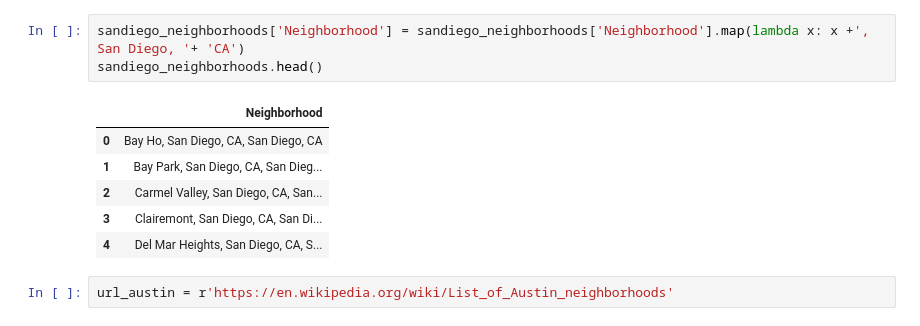
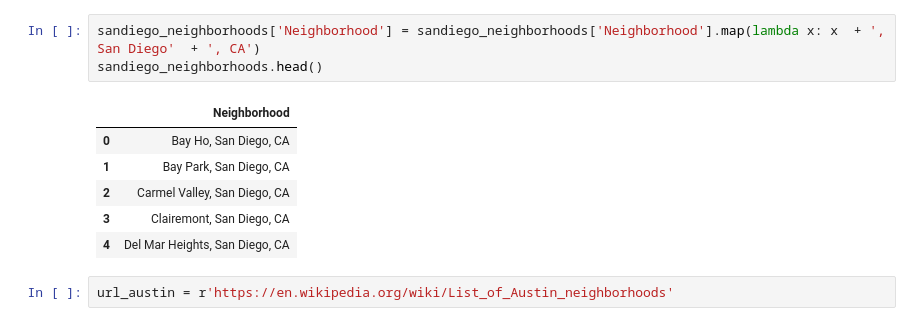
Before and after one commit to gtm1235/IBM_DS_Capstone, a Jupyter notebook: moving_challenge.ipynb, the cells around one changed output. Drawn from its saved outputs; the diff is of its cells as text.

```diff
--- a/moving_challenge.ipynb
+++ b/moving_challenge.ipynb
@@ -45,15 +46,15 @@ sandiego_neighborhoods.head()
 | 3 | Clairemont |
 | 4 | Del Mar Heights |
 # %%
-sandiego_neighborhoods['Neighborhood'] = sandiego_neighborhoods['Neighborhood'].map(lambda x: x +', San Diego, '+ 'CA')
+sandiego_neighborhoods['Neighborhood'] = sandiego_neighborhoods['Neighborhood'].map(lambda x: x  + ', San Diego'  + ', CA')
 sandiego_neighborhoods.head()
 # %% [output]
 |  | Neighborhood |
-| 0 | Bay Ho, San Diego, CA, San Diego, CA |
-| 1 | Bay Park, San Diego, CA, San Dieg... |
-| 2 | Carmel Valley, San Diego, CA, San... |
-| 3 | Clairemont, San Diego, CA, San Di... |
-| 4 | Del Mar Heights, San Diego, CA, S... |
+| 0 | Bay Ho, San Diego, CA |
+| 1 | Bay Park, San Diego, CA |
+| 2 | Carmel Valley, San Diego, CA |
+| 3 | Clairemont, San Diego, CA |
+| 4 | Del Mar Heights, San Diego, CA |
 # %%
 url_austin = r'https://en.wikipedia.org/wiki/List_of_Austin_neighborhoods'
 # %%
```
Also changed, not shown: parts of 11 cells of this notebook.
